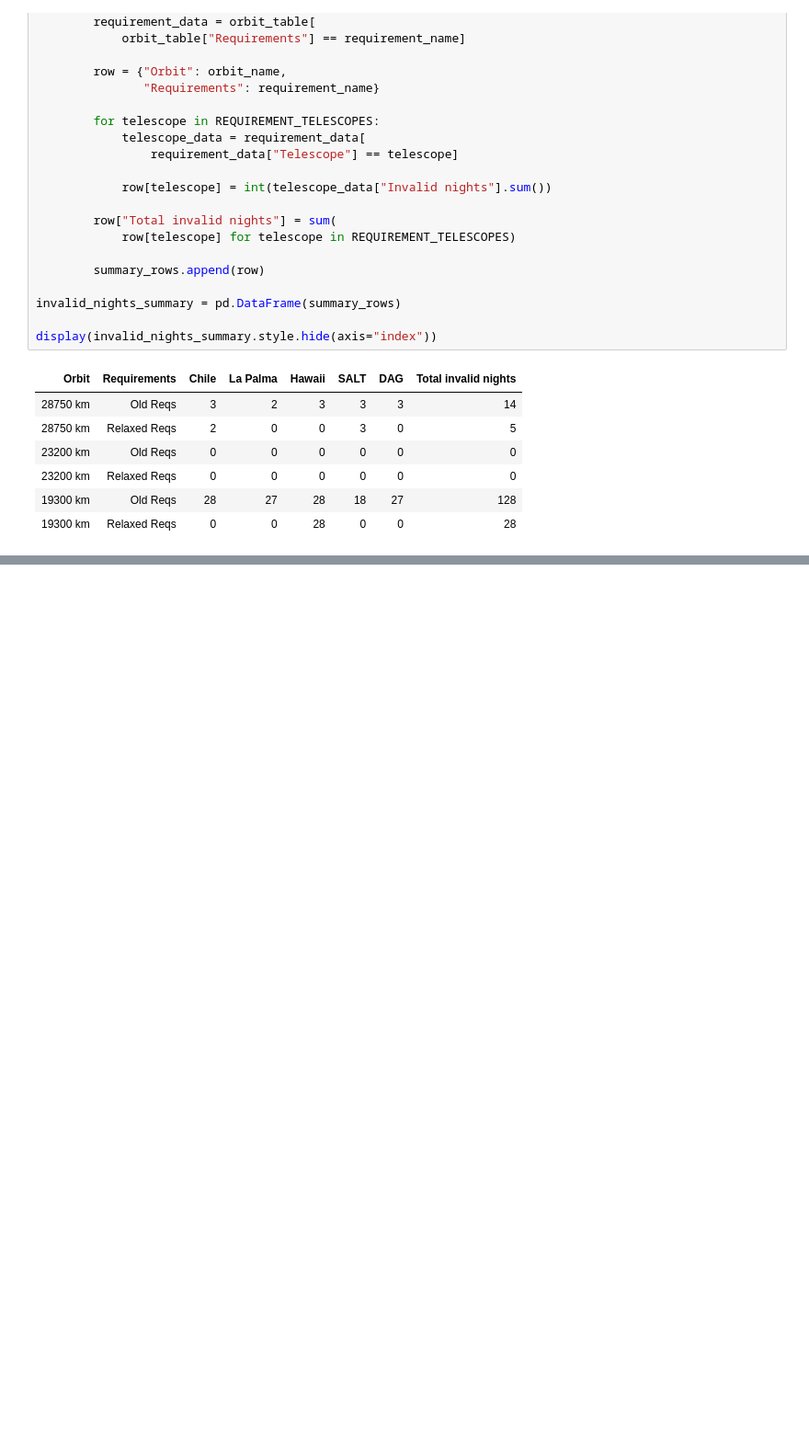
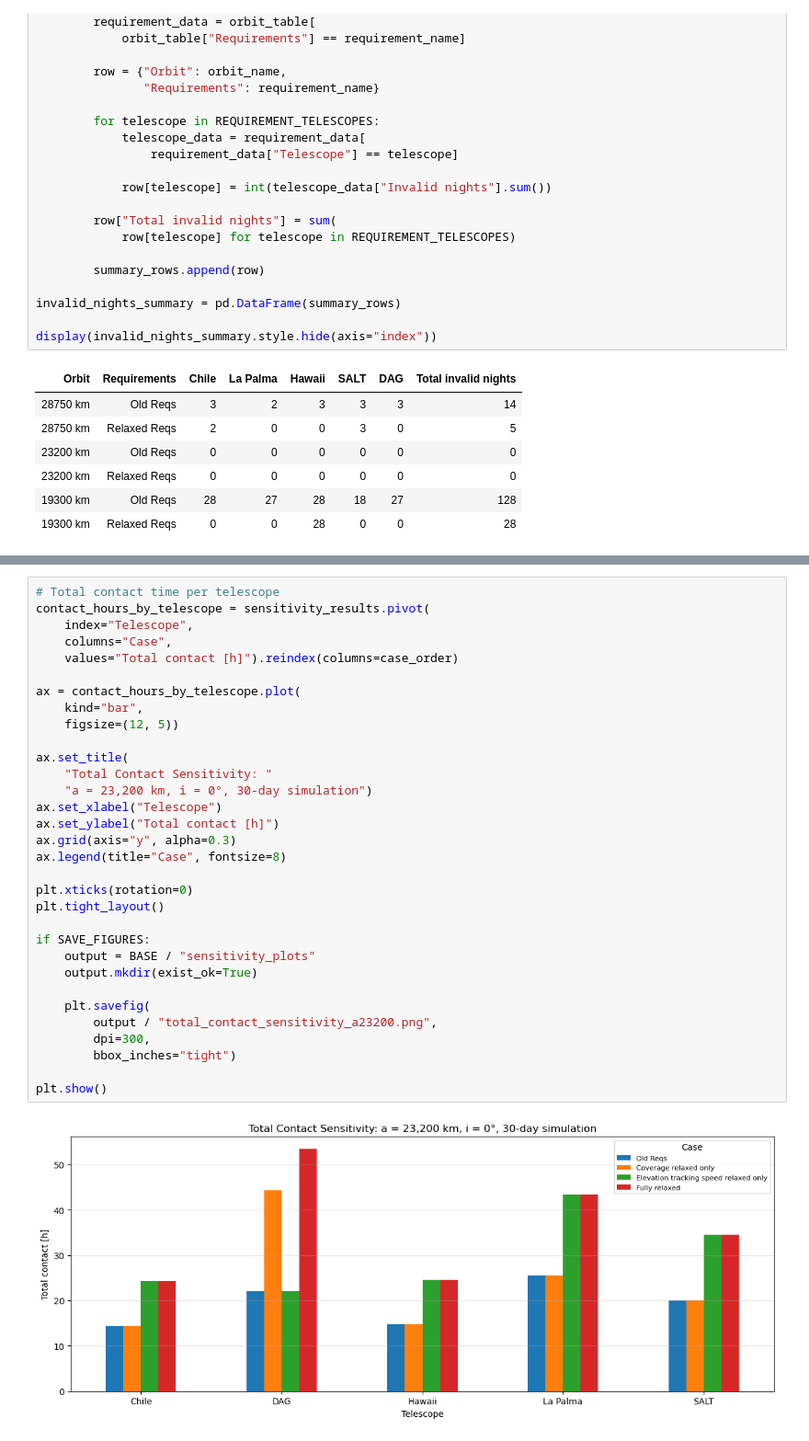
Before and after one commit to pscleo/NuAncestor, a Jupyter notebook: FreeFlyer/visibility_reqChange.ipynb, the cells around one changed output, grey strips where cells are left out. Shown at 92% size. Drawn from its saved outputs; the diff is of its cells as text; blank space fills up the shorter version.

Commit message:
added sensitivity analysis to req changes

```diff
--- a/FreeFlyer/visibility_reqChange.ipynb
+++ b/FreeFlyer/visibility_reqChange.ipynb
@@ -917,0 +1246,34 @@ display(invalid_nights_summary.style.hide(axis="index"))
+# %%
+# Total contact time per telescope
+contact_hours_by_telescope = sensitivity_results.pivot(
+    index="Telescope",
+    columns="Case",
+    values="Total contact [h]").reindex(columns=case_order)
+
+ax = contact_hours_by_telescope.plot(
+    kind="bar",
+    figsize=(12, 5))
+
+ax.set_title(
+    "Total Contact Sensitivity: "
+    "a = 23,200 km, i = 0°, 30-day simulation")
+ax.set_xlabel("Telescope")
+ax.set_ylabel("Total contact [h]")
+ax.grid(axis="y", alpha=0.3)
+ax.legend(title="Case", fontsize=8)
+
+plt.xticks(rotation=0)
+plt.tight_layout()
+
+if SAVE_FIGURES:
+    output = BASE / "sensitivity_plots"
+    output.mkdir(exist_ok=True)
+
+    plt.savefig(
+        output / "total_contact_sensitivity_a23200.png",
+        dpi=300,
+        bbox_inches="tight")
+
+plt.show()
+# %% [output]
+[figure, added]
```
Also changed, not shown: parts of 13 cells of this notebook.
